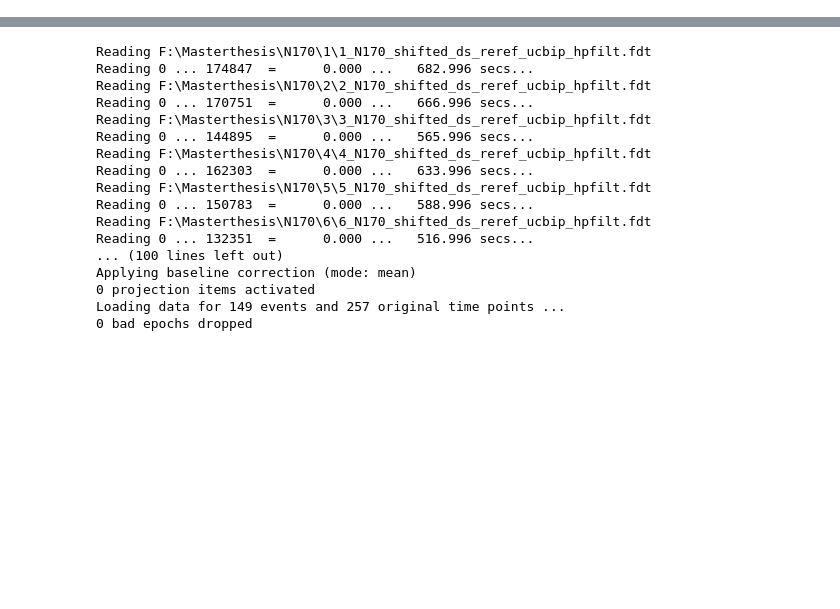
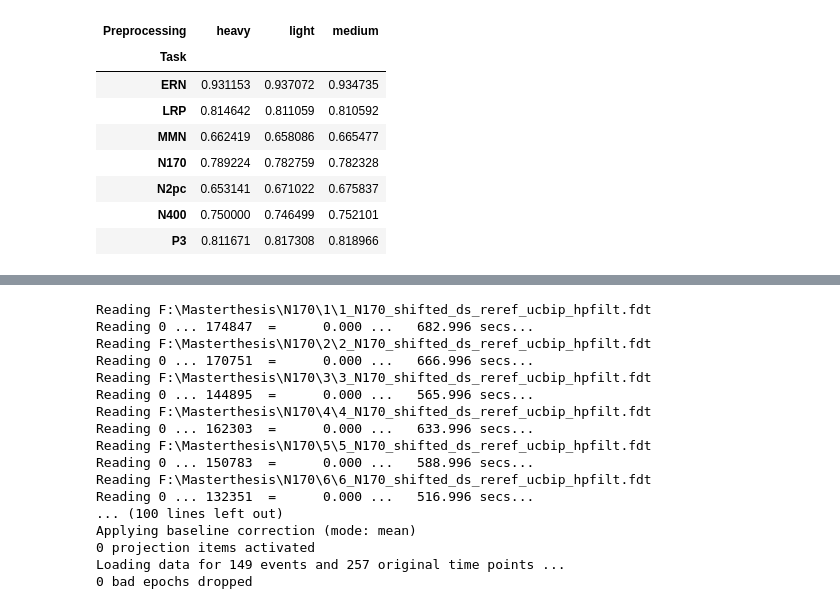
Before and after one commit to HannesBonasch/Thesis-Analysing-Deep-Learning-Decoding, a Jupyter notebook: Benchmark.ipynb, the cells around one changed output, grey strips where cells are left out. Saved outputs shown, nothing was run; the diff lists cells and outputs as text; code cells hidden in the pictures; blank space fills up the shorter version.

```diff
--- a/Benchmark.ipynb
+++ b/Benchmark.ipynb
@@ -121,0 +97,15 @@ LRP: 0.8025233644859806
+# %%
+df_results[df_results["Model"]=="deep"].pivot(
+    index="Task",
+    columns="Preprocessing",
+    values="Validation Balanced Accuracy").style.highlight_max(color = 'lightgreen', axis = 1)
+# %% [output]
+| Preprocessing | heavy | light | medium |
+| Task |  |  |  |
+| ERN | 0.931153 | 0.937072 | 0.934735 |
+| LRP | 0.814642 | 0.811059 | 0.810592 |
+| MMN | 0.662419 | 0.658086 | 0.665477 |
+| N170 | 0.789224 | 0.782759 | 0.782328 |
+| N2pc | 0.653141 | 0.671022 | 0.675837 |
+| N400 | 0.750000 | 0.746499 | 0.752101 |
+| P3 | 0.811671 | 0.817308 | 0.818966 |
```
Also changed, not shown: parts of 9 cells of this notebook, 4 other files.
